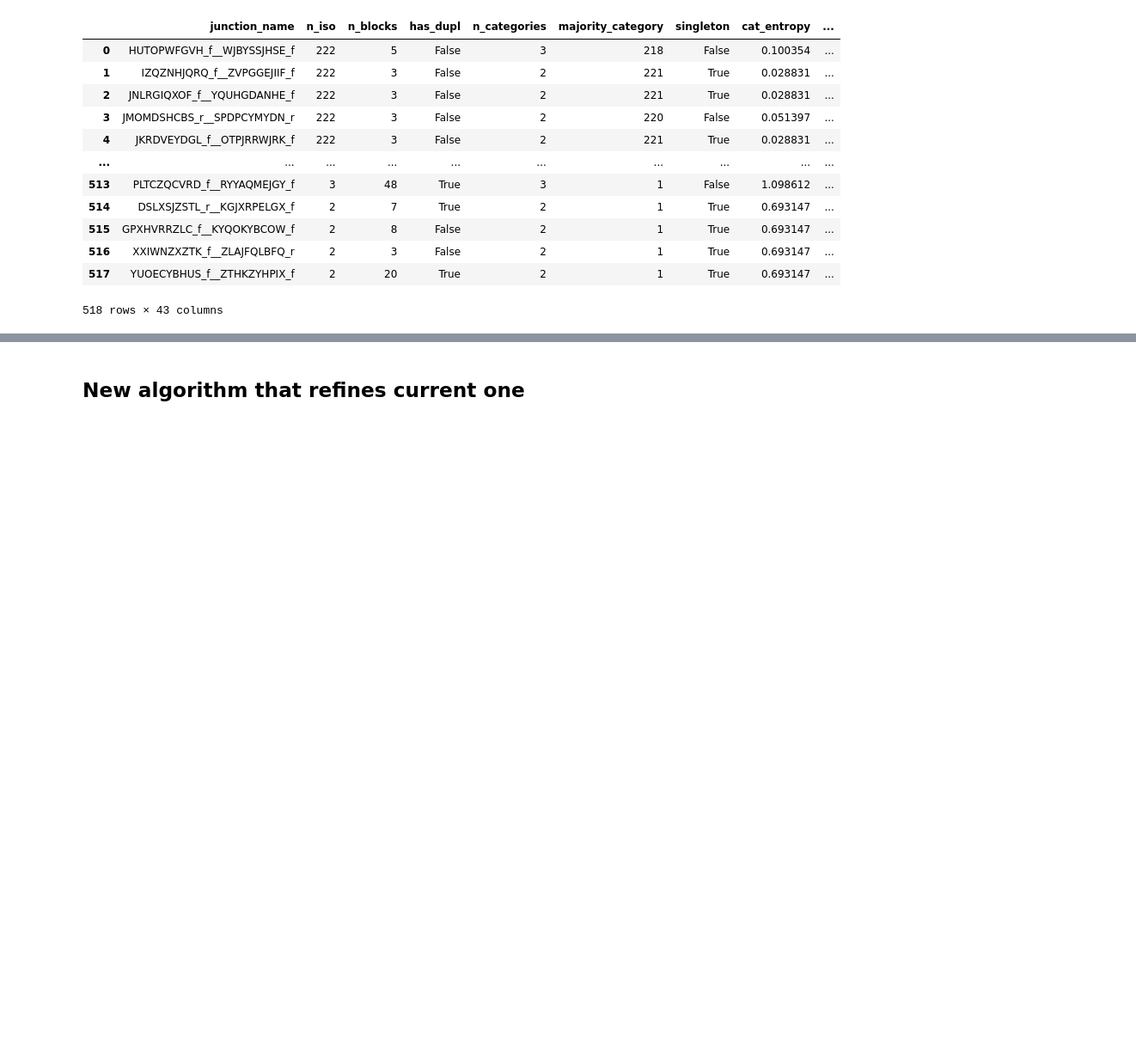
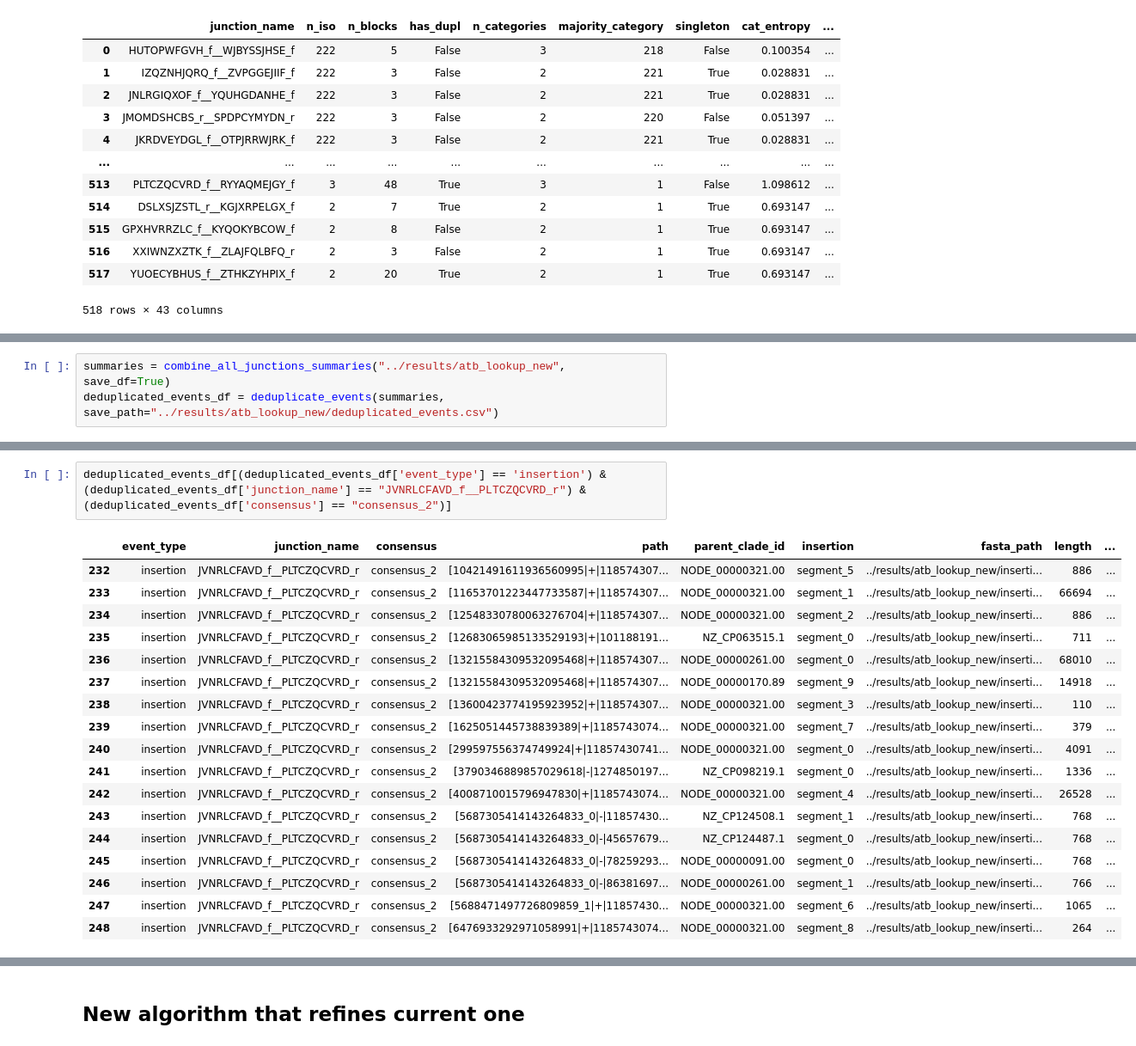
Before and after one commit to marie3003/junction_dataset, a Jupyter notebook: explore/playground_newalgorithm.ipynb, the cells around one changed output, grey strips where cells are left out. Shown at 86% size. Cells and saved outputs as stored; diff of their text form; blank space fills up the shorter version.

```diff
--- a/explore/playground_newalgorithm.ipynb
+++ b/explore/playground_newalgorithm.ipynb
@@ -37,0 +83,3 @@ jdf_all
+# %%
+summaries = combine_all_junctions_summaries("../results/atb_lookup_new", save_df=True)
+deduplicated_events_df = deduplicate_events(summaries, save_path="../results/atb_lookup_new/deduplicated_events.csv")
@@ -37,0 +136,21 @@ jdf_all
+# %%
+deduplicated_events_df[(deduplicated_events_df['event_type'] == 'insertion') & (deduplicated_events_df['junction_name'] == "JVNRLCFAVD_f__PLTCZQCVRD_r") & (deduplicated_events_df['consensus'] == "consensus_2")]
+# %% [output]
+|  | event_type | junction_name | consensus | path | parent_clade_id | insertion | fasta_path | length | ... |
+| 232 | insertion | JVNRLCFAVD_f__PLTCZQCVRD_r | consensus_2 | [10421491611936560995|+|118574307... | NODE_00000321.00 | segment_5 | ../results/atb_lookup_new/inserti... | 886 | ... |
+| 233 | insertion | JVNRLCFAVD_f__PLTCZQCVRD_r | consensus_2 | [11653701223447733587|+|118574307... | NODE_00000321.00 | segment_1 | ../results/atb_lookup_new/inserti... | 66694 | ... |
+| 234 | insertion | JVNRLCFAVD_f__PLTCZQCVRD_r | consensus_2 | [12548330780063276704|+|118574307... | NODE_00000321.00 | segment_2 | ../results/atb_lookup_new/inserti... | 886 | ... |
+| 235 | insertion | JVNRLCFAVD_f__PLTCZQCVRD_r | consensus_2 | [12683065985133529193|+|101188191... | NZ_CP063515.1 | segment_0 | ../results/atb_lookup_new/inserti... | 711 | ... |
+| 236 | insertion | JVNRLCFAVD_f__PLTCZQCVRD_r | consensus_2 | [13215584309532095468|+|118574307... | NODE_00000261.00 | segment_0 | ../results/atb_lookup_new/inserti... | 68010 | ... |
+| 237 | insertion | JVNRLCFAVD_f__PLTCZQCVRD_r | consensus_2 | [13215584309532095468|+|118574307... | NODE_00000170.89 | segment_9 | ../results/atb_lookup_new/inserti... | 14918 | ... |
+| 238 | insertion | JVNRLCFAVD_f__PLTCZQCVRD_r | consensus_2 | [13600423774195923952|+|118574307... | NODE_00000321.00 | segment_3 | ../results/atb_lookup_new/inserti... | 110 | ... |
+| 239 | insertion | JVNRLCFAVD_f__PLTCZQCVRD_r | consensus_2 | [1625051445738839389|+|1185743074... | NODE_00000321.00 | segment_7 | ../results/atb_lookup_new/inserti... | 379 | ... |
+| 240 | insertion | JVNRLCFAVD_f__PLTCZQCVRD_r | consensus_2 | [299597556374749924|+|11857430741... | NODE_00000321.00 | segment_0 | ../results/atb_lookup_new/inserti... | 4091 | ... |
+| 241 | insertion | JVNRLCFAVD_f__PLTCZQCVRD_r | consensus_2 | [3790346889857029618|-|1274850197... | NZ_CP098219.1 | segment_0 | ../results/atb_lookup_new/inserti... | 1336 | ... |
+| 242 | insertion | JVNRLCFAVD_f__PLTCZQCVRD_r | consensus_2 | [4008710015796947830|+|1185743074... | NODE_00000321.00 | segment_4 | ../results/atb_lookup_new/inserti... | 26528 | ... |
+| 243 | insertion | JVNRLCFAVD_f__PLTCZQCVRD_r | consensus_2 | [5687305414143264833_0|-|11857430... | NZ_CP124508.1 | segment_1 | ../results/atb_lookup_new/inserti... | 768 | ... |
+| 244 | insertion | JVNRLCFAVD_f__PLTCZQCVRD_r | consensus_2 | [5687305414143264833_0|-|45657679... | NZ_CP124487.1 | segment_0 | ../results/atb_lookup_new/inserti... | 768 | ... |
+| 245 | insertion | JVNRLCFAVD_f__PLTCZQCVRD_r | consensus_2 | [5687305414143264833_0|-|78259293... | NODE_00000091.00 | segment_0 | ../results/atb_lookup_new/inserti... | 768 | ... |
+| 246 | insertion | JVNRLCFAVD_f__PLTCZQCVRD_r | consensus_2 | [5687305414143264833_0|-|86381697... | NODE_00000261.00 | segment_1 | ../results/atb_lookup_new/inserti... | 766 | ... |
+| 247 | insertion | JVNRLCFAVD_f__PLTCZQCVRD_r | consensus_2 | [5688471497726809859_1|+|11857430... | NODE_00000321.00 | segment_6 | ../results/atb_lookup_new/inserti... | 1065 | ... |
+| 248 | insertion | JVNRLCFAVD_f__PLTCZQCVRD_r | consensus_2 | [6476933292971058991|+|1185743074... | NODE_00000321.00 | segment_8 | ../results/atb_lookup_new/inserti... | 264 | ... |
```
Also changed, not shown: parts of 39 cells of this notebook, 9 other files.
